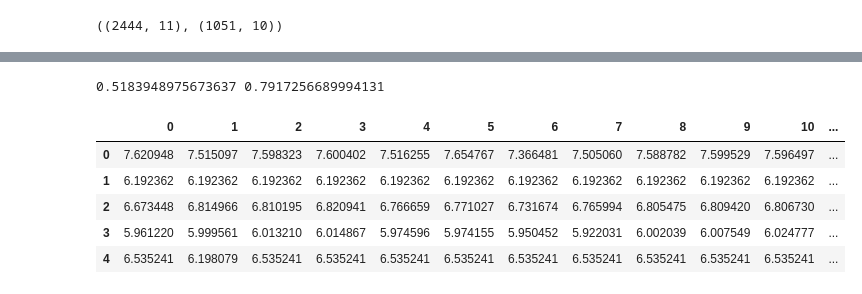
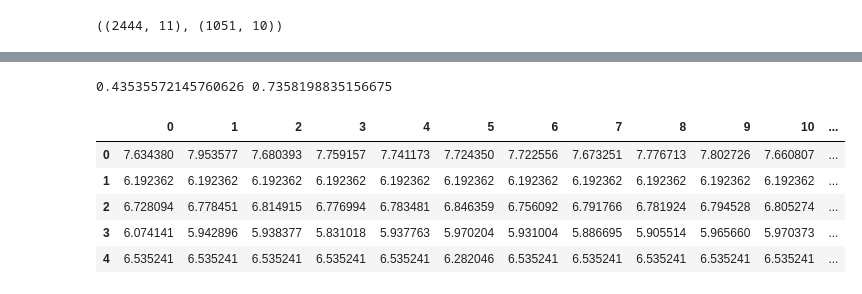
Before and after one commit to RahulGupta16/Machinehack-E-Commerce-product-price-prediction, a Jupyter notebook: Untitled.ipynb, the cells around one changed output, grey strips where cells are left out. Saved outputs shown, nothing was run; the diff lists cells and outputs as text; code cells hidden in the pictures.

```diff
--- a/Untitled.ipynb
+++ b/Untitled.ipynb
@@ -198,0 +216,10 @@ test.Product_Brand = pd.DataFrame(le.transform(test.Product_Brand),columns=['Ite
+# %%
+t1=set(train.Subcategory_1).difference(set(test.Subcategory_1))
+t2=set(test.Subcategory_1).difference(set(train.Subcategory_1))
+
+train.Subcategory_1=train.Subcategory_1.apply(lambda x : 'other' if x in t1 else x )
+test.Subcategory_1=test.Subcategory_1.apply(lambda x : 'other' if x in t2 else x )
+
+le=LabelEncoder()
+train.Subcategory_1=pd.DataFrame(le.fit_transform(train.Subcategory_1),columns=['Subcategory_1'])
+test.Subcategory_1=pd.DataFrame(le.transform(test.Subcategory_1),columns=['Subcategory_1'])
@@ -204,8 +268,8 @@ train.shape,test.shape
 # %% [output]
 ((2444, 11), (1051, 10))
 # %%
-train.drop(columns=['Product','Subcategory_1','Subcategory_2','Date'],inplace=True)
-test.drop(columns=['Product','Subcategory_1','Subcategory_2','Date'],inplace=True)
+train.drop(columns=['Product','Subcategory_2','Date'],inplace=True)
+test.drop(columns=['Product','Subcategory_2','Date'],inplace=True)
 # %%
 label =train['Selling_Price']
 train.drop(columns=['Selling_Price'],inplace=True)
@@ -304,11 +368,11 @@ model(xgb.XGBRegressor(random_state=1868),train,label,test,598,10).head()
 # %%
-model(ExtraTreesRegressor(random_state=90),train,label,test,5601,15).head()
+model(ExtraTreesRegressor(random_state=900),train,label,test,59601,15).head()
 # %% [output]
-0.5183948975673637 0.7917256689994131
+0.43535572145760626 0.7358198835156675
 |  | 0 | 1 | 2 | 3 | 4 | 5 | 6 | 7 | 8 | 9 | 10 | ... |
-| 0 | 7.620948 | 7.515097 | 7.598323 | 7.600402 | 7.516255 | 7.654767 | 7.366481 | 7.505060 | 7.588782 | 7.599529 | 7.596497 | ... |
+| 0 | 7.634380 | 7.953577 | 7.680393 | 7.759157 | 7.741173 | 7.724350 | 7.722556 | 7.673251 | 7.776713 | 7.802726 | 7.660807 | ... |
 | 1 | 6.192362 | 6.192362 | 6.192362 | 6.192362 | 6.192362 | 6.192362 | 6.192362 | 6.192362 | 6.192362 | 6.192362 | 6.192362 | ... |
-| 2 | 6.673448 | 6.814966 | 6.810195 | 6.820941 | 6.766659 | 6.771027 | 6.731674 | 6.765994 | 6.805475 | 6.809420 | 6.806730 | ... |
-| 3 | 5.961220 | 5.999561 | 6.013210 | 6.014867 | 5.974596 | 5.974155 | 5.950452 | 5.922031 | 6.002039 | 6.007549 | 6.024777 | ... |
-| 4 | 6.535241 | 6.198079 | 6.535241 | 6.535241 | 6.535241 | 6.535241 | 6.535241 | 6.535241 | 6.535241 | 6.535241 | 6.535241 | ... |
+| 2 | 6.728094 | 6.778451 | 6.814915 | 6.776994 | 6.783481 | 6.846359 | 6.756092 | 6.791766 | 6.781924 | 6.794528 | 6.805274 | ... |
+| 3 | 6.074141 | 5.942896 | 5.938377 | 5.831018 | 5.937763 | 5.970204 | 5.931004 | 5.886695 | 5.905514 | 5.965660 | 5.970373 | ... |
+| 4 | 6.535241 | 6.535241 | 6.535241 | 6.535241 | 6.535241 | 6.282046 | 6.535241 | 6.535241 | 6.535241 | 6.535241 | 6.535241 | ... |
 # %%
```
Also changed, not shown: parts of 20 cells of this notebook, 1 other file.
